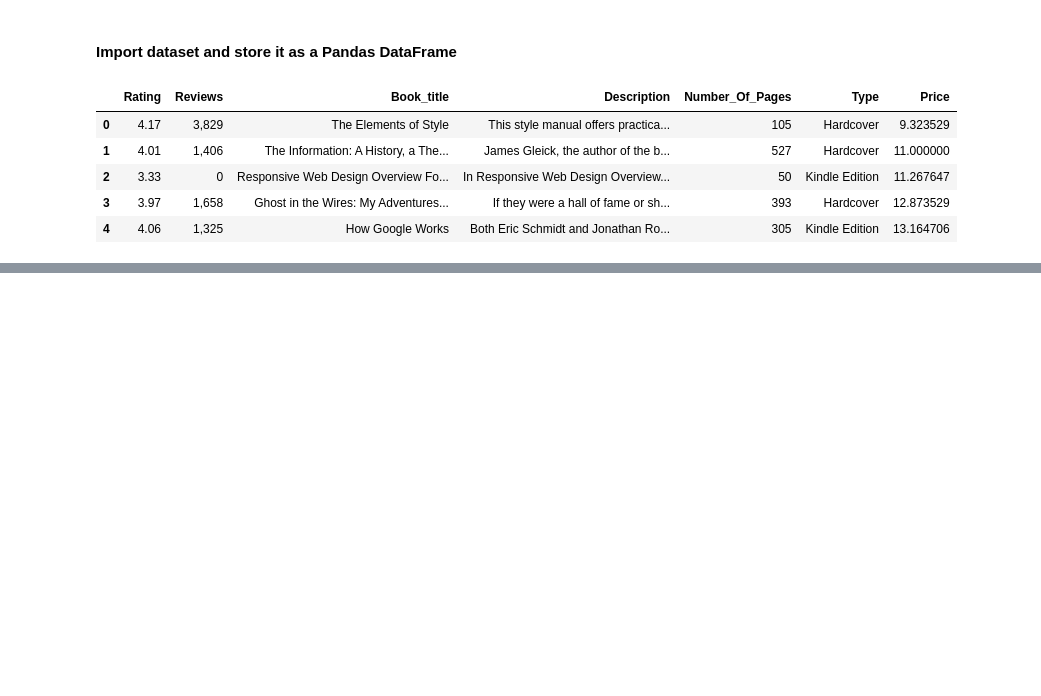
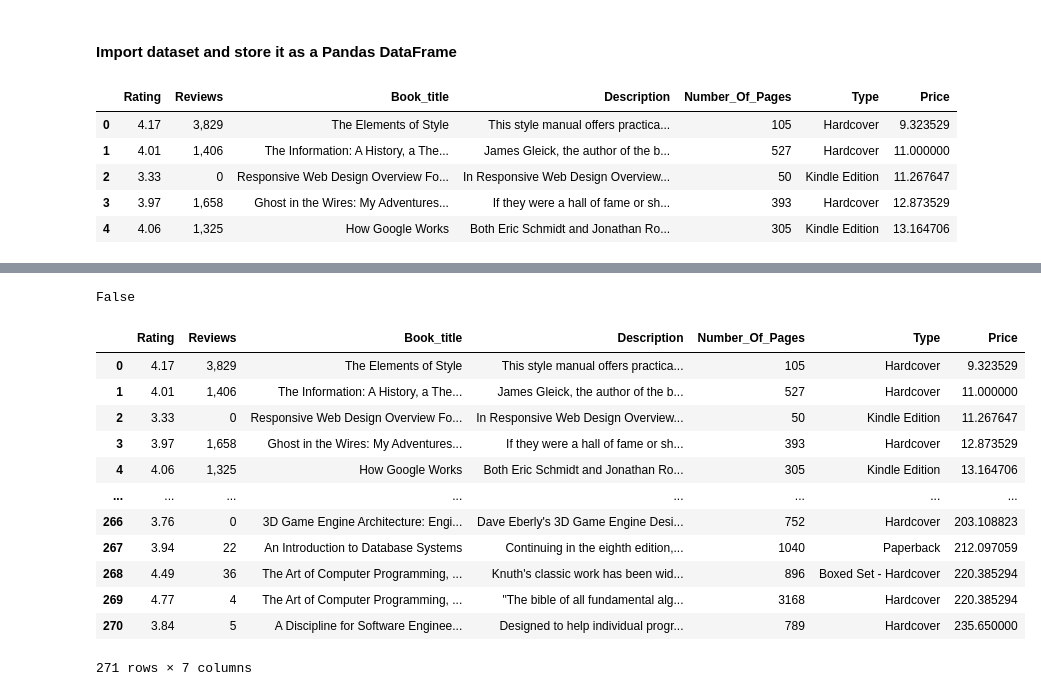
Before and after one commit to codeofarmour/prog_books_da_project, a Jupyter notebook: Books_About_Programming.ipynb, the cells around one changed output, grey strips where cells are left out. Saved outputs shown, nothing was run; the diff lists cells and outputs as text; code cells hidden in the pictures; blank space fills up the shorter version.

```diff
--- a/Books_About_Programming.ipynb
+++ b/Books_About_Programming.ipynb
@@ -40,0 +80,21 @@ df.head()
+# %%
+# Check for null values in dataset
+df.isnull().values.any()
+# %% [output]
+False
+# %%
+df
+# %% [output]
+|  | Rating | Reviews | Book_title | Description | Number_Of_Pages | Type | Price |
+| 0 | 4.17 | 3,829 | The Elements of Style | This style manual offers practica... | 105 | Hardcover | 9.323529 |
+| 1 | 4.01 | 1,406 | The Information: A History, a The... | James Gleick, the author of the b... | 527 | Hardcover | 11.000000 |
+| 2 | 3.33 | 0 | Responsive Web Design Overview Fo... | In Responsive Web Design Overview... | 50 | Kindle Edition | 11.267647 |
+| 3 | 3.97 | 1,658 | Ghost in the Wires: My Adventures... | If they were a hall of fame or sh... | 393 | Hardcover | 12.873529 |
+| 4 | 4.06 | 1,325 | How Google Works | Both Eric Schmidt and Jonathan Ro... | 305 | Kindle Edition | 13.164706 |
+| ... | ... | ... | ... | ... | ... | ... | ... |
+| 266 | 3.76 | 0 | 3D Game Engine Architecture: Engi... | Dave Eberly's 3D Game Engine Desi... | 752 | Hardcover | 203.108823 |
+| 267 | 3.94 | 22 | An Introduction to Database Systems | Continuing in the eighth edition,... | 1040 | Paperback | 212.097059 |
+| 268 | 4.49 | 36 | The Art of Computer Programming, ... | Knuth's classic work has been wid... | 896 | Boxed Set - Hardcover | 220.385294 |
+| 269 | 4.77 | 4 | The Art of Computer Programming, ... | "The bible of all fundamental alg... | 3168 | Hardcover | 220.385294 |
+| 270 | 3.84 | 5 | A Discipline for Software Enginee... | Designed to help individual progr... | 789 | Hardcover | 235.650000 |
+271 rows × 7 columns
```
Also changed, not shown: parts of 12 cells of this notebook.
